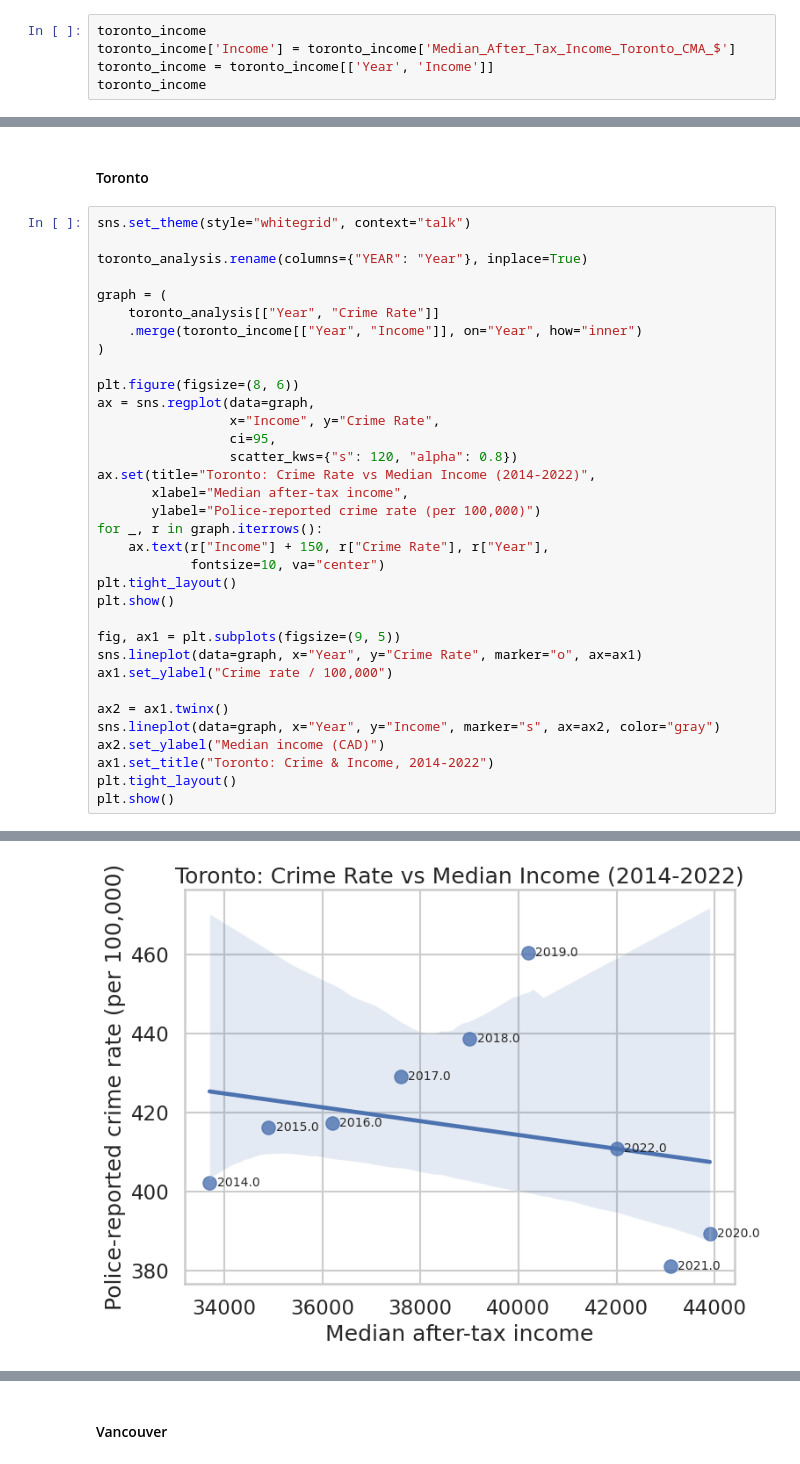
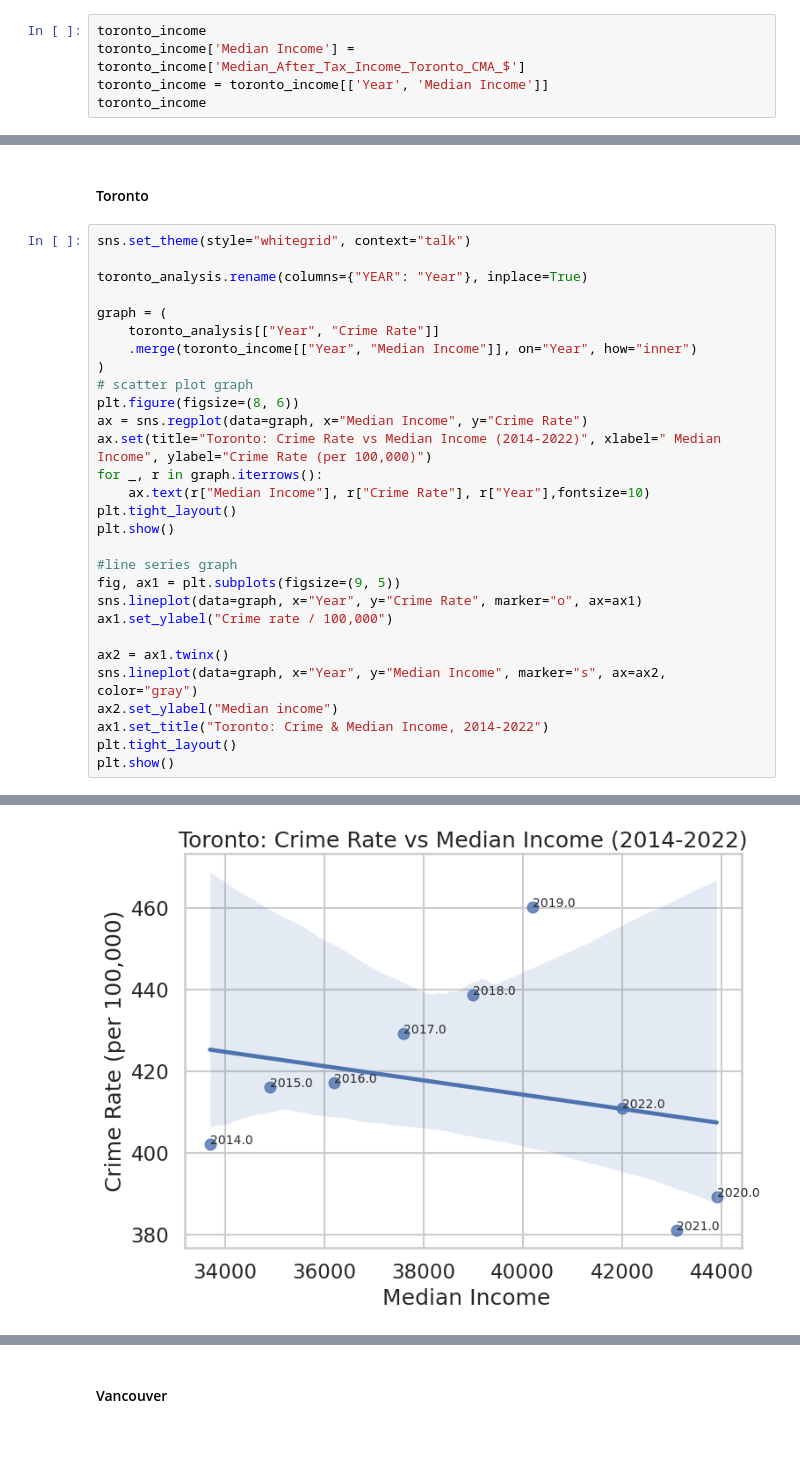
Before and after one commit to riggedjoker/CrimeAnalysis_Canada_Project, a Jupyter notebook: jupyter-notebook/crime_analysis.ipynb, the cells around one changed output, grey strips where cells are left out. Drawn from its saved outputs; the diff is of its cells as text.

Commit message:
year 2022 data only

```diff
--- a/jupyter-notebook/crime_analysis.ipynb
+++ b/jupyter-notebook/crime_analysis.ipynb
@@ -182,7 +170,7 @@ toronto_dataset
 ### Cleaning of Toronto Income
 # %%
 toronto_income
-toronto_income['Income'] = toronto_income['Median_After_Tax_Income_Toronto_CMA_$']
-toronto_income = toronto_income[['Year', 'Income']]
+toronto_income['Median Income'] = toronto_income['Median_After_Tax_Income_Toronto_CMA_$']
+toronto_income = toronto_income[['Year', 'Median Income']]
 toronto_income
 # %% [output]
@@ -462,40 +446,35 @@ plt.show()
 # %%
 sns.set_theme(style="whitegrid", context="talk")
 
 toronto_analysis.rename(columns={"YEAR": "Year"}, inplace=True)
 
 graph = (
     toronto_analysis[["Year", "Crime Rate"]]
-    .merge(toronto_income[["Year", "Income"]], on="Year", how="inner")
+    .merge(toronto_income[["Year", "Median Income"]], on="Year", how="inner")
 )
-
+# scatter plot graph
 plt.figure(figsize=(8, 6))
-ax = sns.regplot(data=graph,
-                 x="Income", y="Crime Rate",
-                 ci=95,
-                 scatter_kws={"s": 120, "alpha": 0.8})
-ax.set(title="Toronto: Crime Rate vs Median Income (2014-2022)",
-       xlabel="Median after-tax income",
-       ylabel="Police-reported crime rate (per 100,000)")
+ax = sns.regplot(data=graph, x="Median Income", y="Crime Rate")
+ax.set(title="Toronto: Crime Rate vs Median Income (2014-2022)", xlabel=" Median Income", ylabel="Crime Rate (per 100,000)")
 for _, r in graph.iterrows():
-    ax.text(r["Income"] + 150, r["Crime Rate"], r["Year"],
-            fontsize=10, va="center")
+    ax.text(r["Median Income"], r["Crime Rate"], r["Year"],fontsize=10)
 plt.tight_layout()
 plt.show()
 
+#line series graph
 fig, ax1 = plt.subplots(figsize=(9, 5))
 sns.lineplot(data=graph, x="Year", y="Crime Rate", marker="o", ax=ax1)
 ax1.set_ylabel("Crime rate / 100,000")
 
 ax2 = ax1.twinx()
-sns.lineplot(data=graph, x="Year", y="Income", marker="s", ax=ax2, color="gray")
-ax2.set_ylabel("Median income (CAD)")
-ax1.set_title("Toronto: Crime & Income, 2014-2022")
+sns.lineplot(data=graph, x="Year", y="Median Income", marker="s", ax=ax2, color="gray")
+ax2.set_ylabel("Median income")
+ax1.set_title("Toronto: Crime & Median Income, 2014-2022")
 plt.tight_layout()
 plt.show()
 # %% [output]
 A value is trying to be set on a copy of a slice from a DataFrame
 
 See the caveats in the documentation: https://pandas.pydata.org/pandas-docs/stable/user_guide/indexing.html#returning-a-view-versus-a-copy
   toronto_analysis.rename(columns={"YEAR": "Year"}, inplace=True)
-[figure, old version]
+[figure, new version]
```
Also changed, not shown: parts of 20 cells of this notebook.
